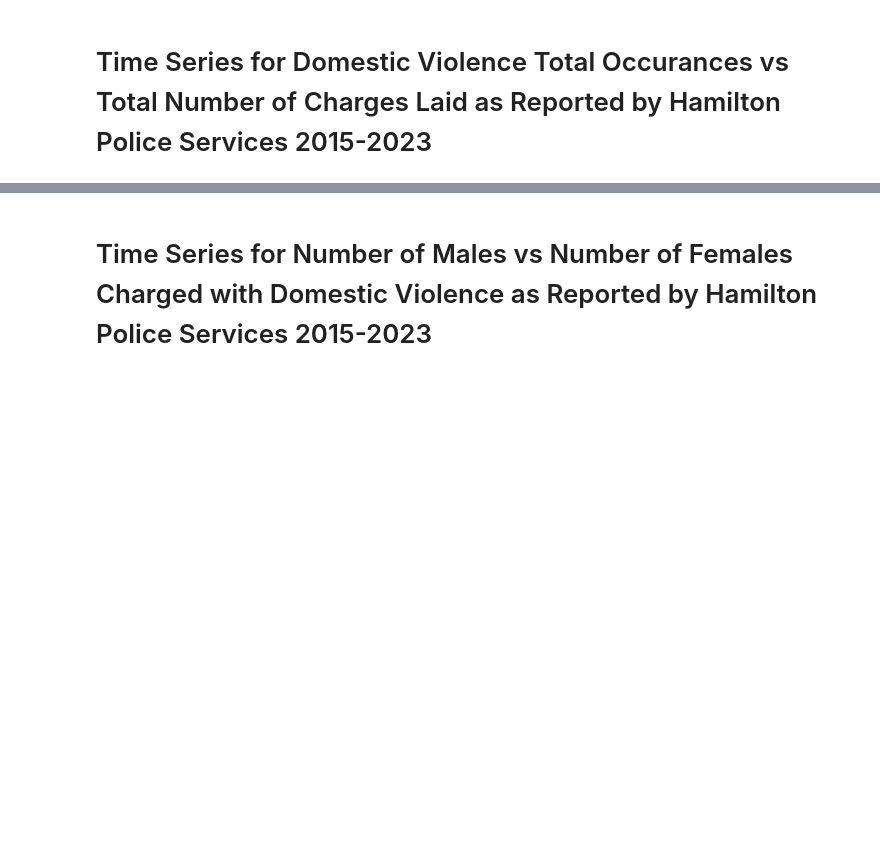
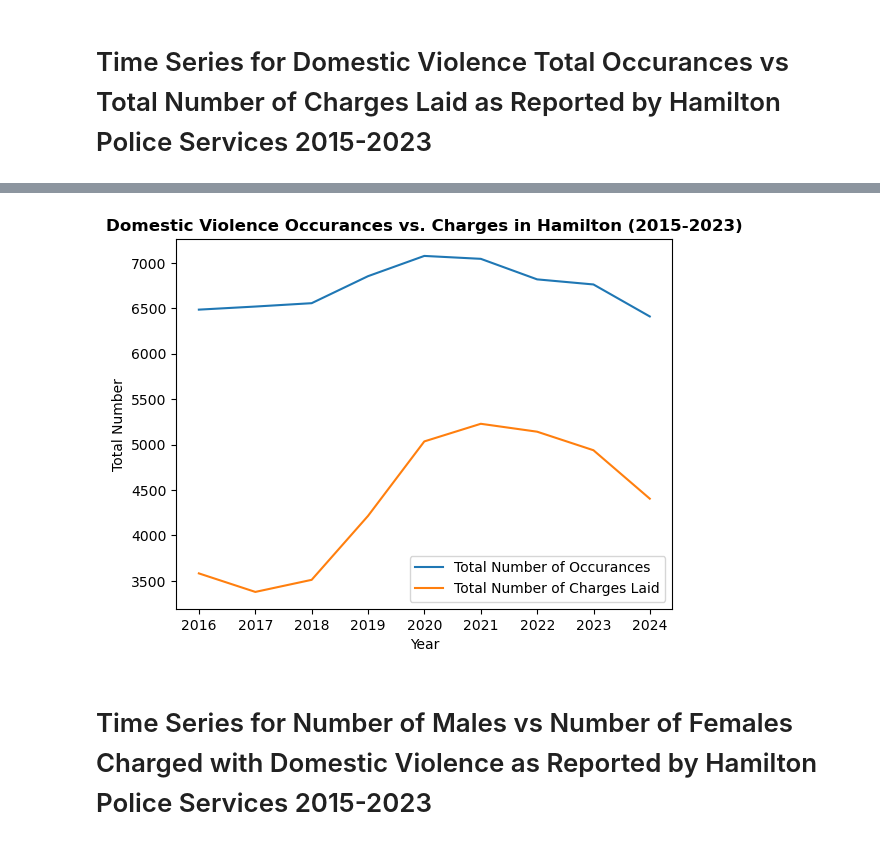
Before and after one commit to keyanap/YWCA-Gender-Based-Safety-Audit, a Jupyter notebook: DV_HPS_Time_Series.ipynb, the cells around one changed output, grey strips where cells are left out. Saved outputs shown, nothing was run; the diff lists cells and outputs as text; code cells hidden in the pictures; blank space fills up the shorter version.

Commit message:
Completed Occurances vs Charges Time Series

```diff
--- a/DV_HPS_Time_Series.ipynb
+++ b/DV_HPS_Time_Series.ipynb
@@ -36,10 +61,0 @@ dv_occur_df.dtypes
-# %%
-# Convert date to string
-dv_occur_df_convert = ['DateTypeCol'] = pd.to.datetime(dv_occur_df['Date'])
-dv_occur_df-convert = dv_occur_df['DateTypeCol'].dt.strftime('%Y-%m-%d')
-
-# Rename the column
-dv_occur_df = dv_occur_df.rename(columns={'DateTypeCol': 'Date'})
-
-# Display the data
-dv_occur_df.head()
@@ -48,0 +62,6 @@ dv_occur_df.dtypes
+# %%
+# Set the index to the 'Date' Column
+dv_occur_df = dv_occur_df.set_index('Date')
+
+# Display the date
+dv_occur_df.head()
@@ -49,27 +76,26 @@ dv_occur_df.dtypes
 # %%
+# Lines for the plot
+plt.plot(dv_occur_df.index, dv_occur_df['Total Number of Occurances '])
+plt.plot(dv_occur_df.index, dv_occur_df['Charges Laid'])
+
 # Title of the plot
 plt.title('Domestic Violence Occurances vs. Charges in Hamilton (2015-2023)')
 # Bold title
 plt.title('Domestic Violence Occurances vs. Charges in Hamilton (2015-2023)', fontweight='bold')
 
 # Label x and y axis
-plt.xlabel('Date')
+plt.xlabel('Year')
 plt.ylabel('Total Number')
-
-# Label x ticks
-plt.xticks(dv_occur_df['Date'], rotation=45)
-
-# Lines for the plot
-dv_total_line = plt.plot(dv_occur_df.index, dv_occur_df['Total Number of Occurances'], color='blue', label='Total Number of Occurances')
-dv_charges_line = plt.plot(dv_occur_df.index, dv_occur_df['Charges Laid'], color='red', label='Total Number of Charges Laid')
 
 # Add legend
 plt.legend(['Total Number of Occurances', 'Total Number of Charges Laid'])
 
 # Plot the data
 plt.show()
 
 # Save the plot
-plt.savefig(f"Output/Domestic Violence Occurances vs. Charges in Hamilton (2015-2023).png")
+#plt.savefig(f"Output/Domestic Violence Occurances vs. Charges in Hamilton (2015-2023).png")
+# %% [output]
+[figure, added]
 # %% [markdown]
 # Time Series for Number of Males vs Number of Females Charged with Domestic Violence as Reported by Hamilton Police Services 2015-2023
```
Also changed, not shown: parts of 7 cells of this notebook, 1 other file.
